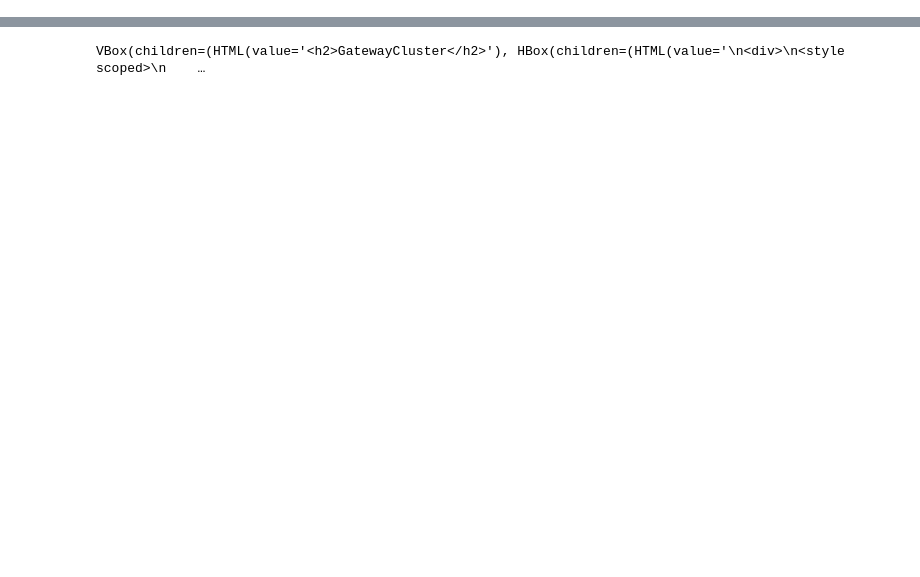
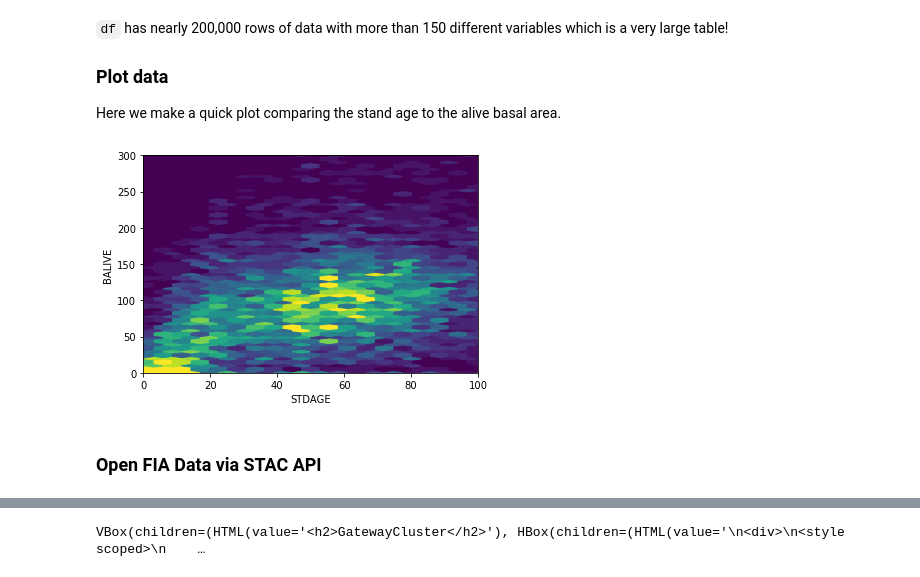
Before and after one commit to geo-rao/open-environmental-data-in-the-cloud, a Jupyter notebook: fia-example-planetary-computer.ipynb, the cells around one changed output, grey strips where cells are left out. Drawn from its saved outputs; the diff is of its cells as text; code cells hidden in the pictures; blank space fills up the shorter version.

Commit message:
Updated with STAC API information

```diff
--- a/fia-example-planetary-computer.ipynb
+++ b/fia-example-planetary-computer.ipynb
@@ -8,0 +14,6 @@ This example builds on the [plot estimation](https://rfia.netlify.app/courses/pl
+# %%
+import dask.dataframe as dd
+from adlfs import AzureBlobFileSystem
+
+storage_account_name = 'cpdataeuwest'
+folder_name = 'cpdata/raw/fia'
@@ -8,0 +51,5 @@ This example builds on the [plot estimation](https://rfia.netlify.app/courses/pl
+# %%
+%%time
+df = dd.read_parquet('az://' + folder_name + '/cond.parquet',
+                     storage_options={'account_name':storage_account_name}).compute()
+df
@@ -8,0 +66,15 @@ This example builds on the [plot estimation](https://rfia.netlify.app/courses/pl
+# %% [markdown]
+<code>df</code> has nearly 200,000 rows of data with more than 150 different variables which is a very large table!
+
+### Plot data
+
+Here we make a quick plot comparing the stand age to the alive basal area.
+# %%
+ax = df[::100].plot.hexbin('STDAGE', 'BALIVE', gridsize=(300, 100),
+                           vmax=20, cmap='viridis', colorbar=False)
+ax.set_ylim(0, 300)
+ax.set_xlim(0, 100);
+# %% [output]
+[figure, added]
+# %% [markdown]
+### Open FIA Data via STAC API
```
Also changed, not shown: parts of 18 cells of this notebook.
